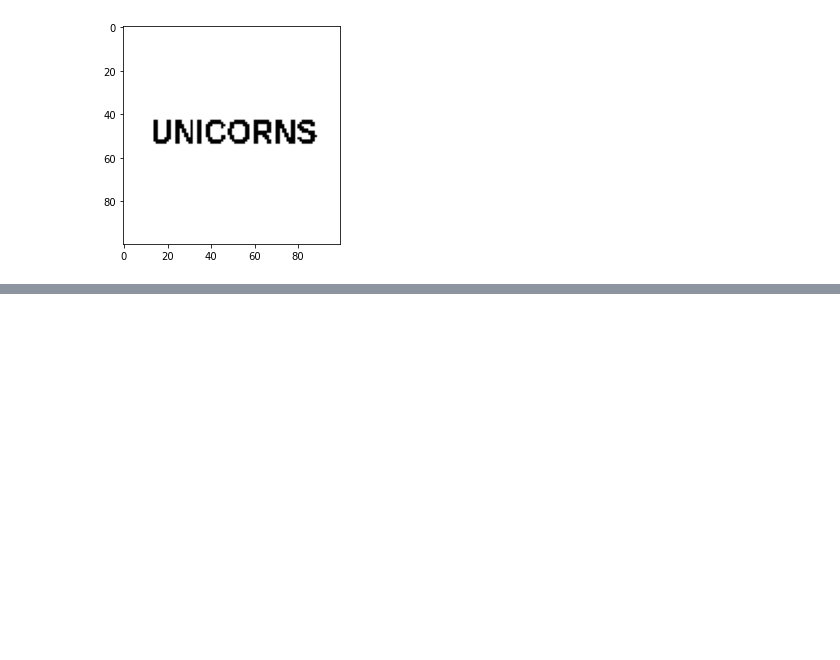
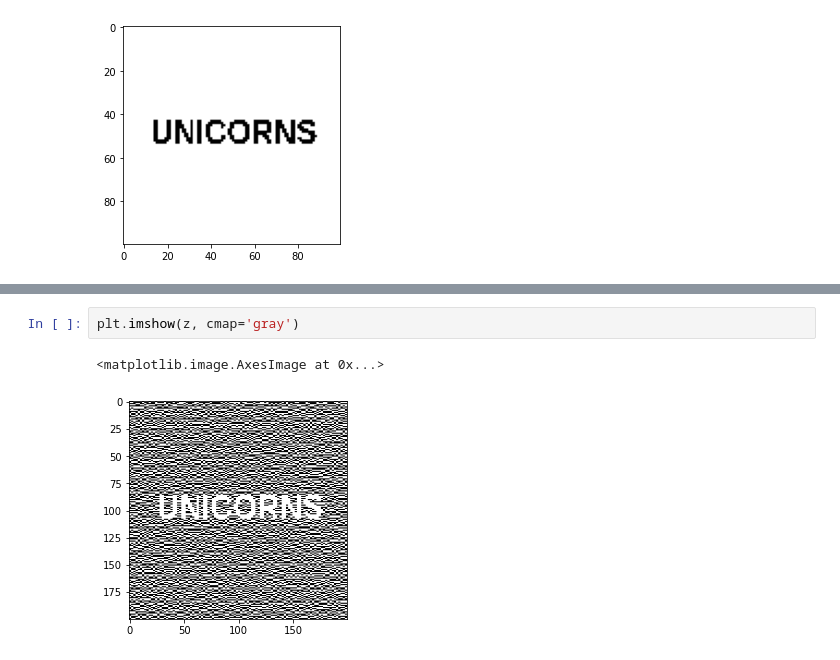
Before and after one commit to wojciechowskiofficial/krypto, a Jupyter notebook: visual_cryptography/Untitled.ipynb, the cells around one changed output, grey strips where cells are left out. Drawn from its saved outputs; the diff is of its cells as text; blank space fills up the shorter version.

```diff
--- a/visual_cryptography/Untitled.ipynb
+++ b/visual_cryptography/Untitled.ipynb
@@ -36,0 +30,5 @@ e.encode(unicorn)
+# %%
+plt.imshow(z, cmap='gray')
+# %% [output]
+<matplotlib.image.AxesImage at 0x...>
+[figure, added]
```
Also changed, not shown: parts of 4 cells of this notebook, 1 other file.
